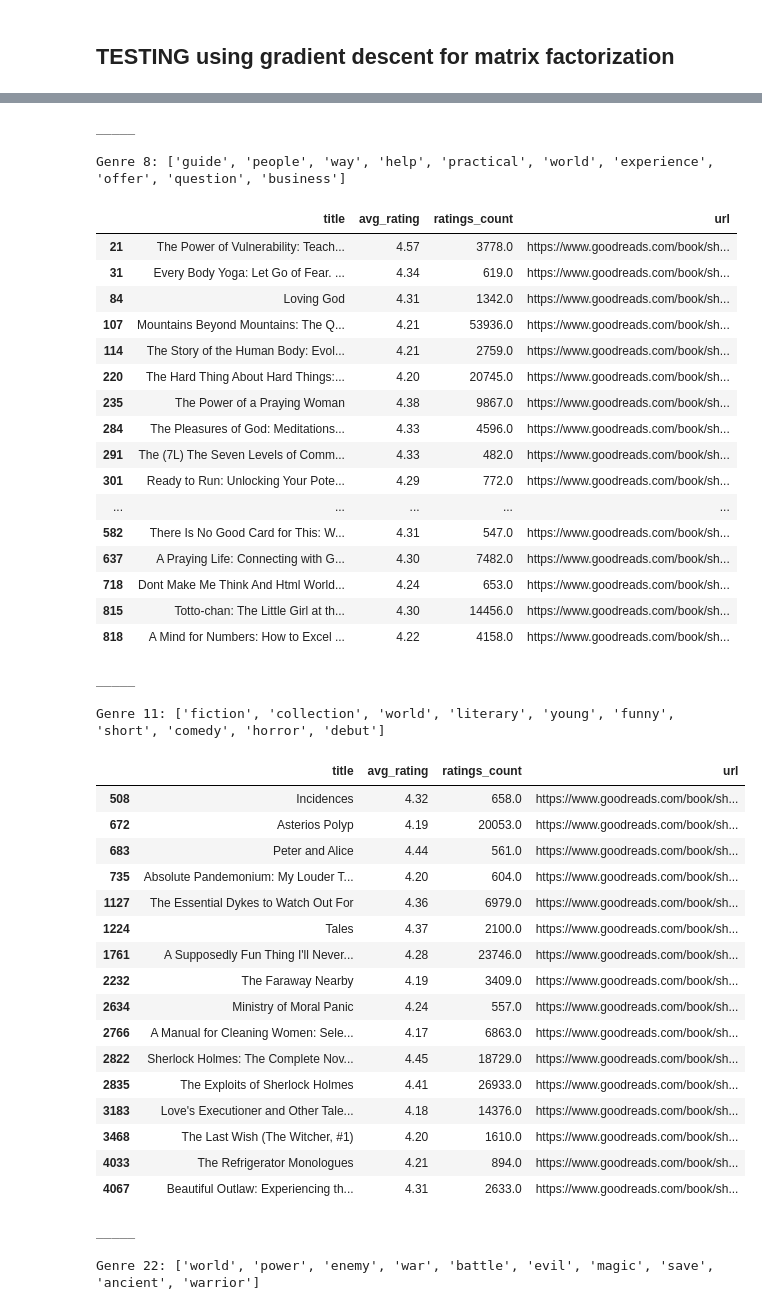
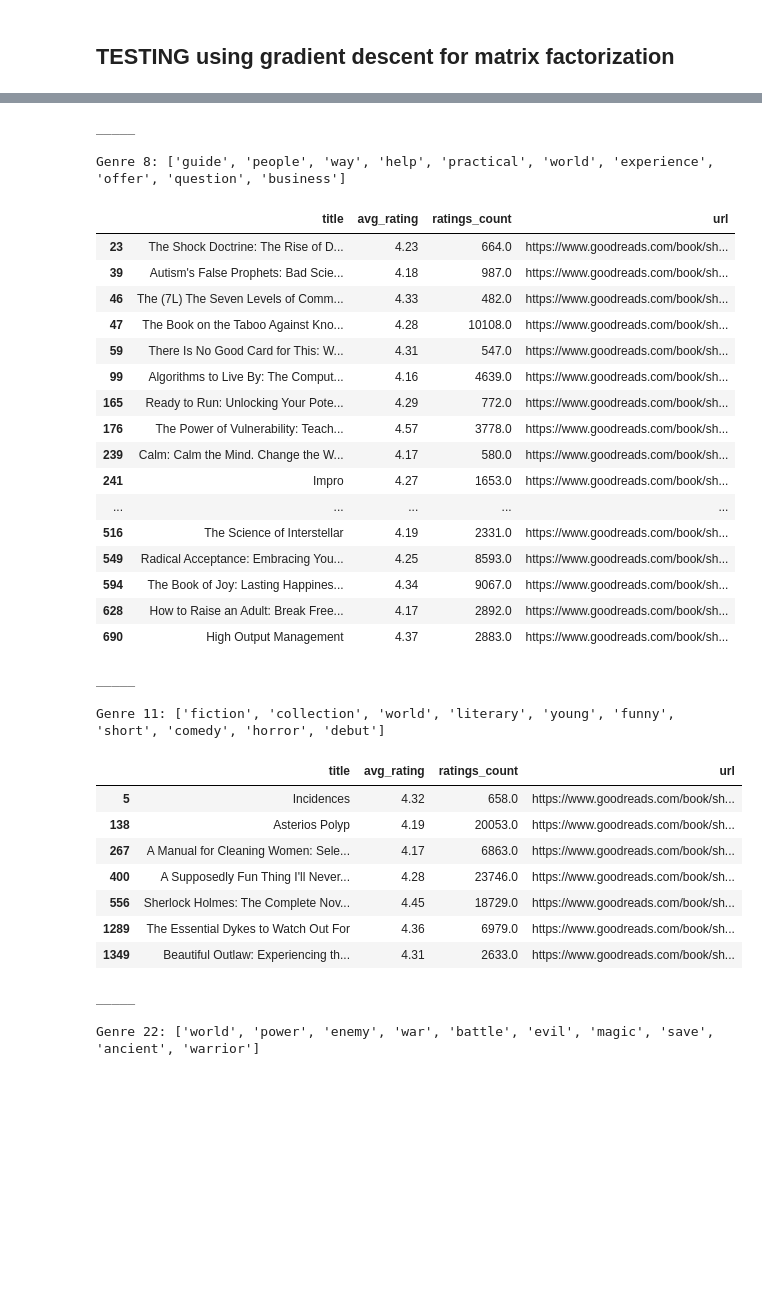
Before and after one commit to mraottth/projects, a Jupyter notebook: Goodreads Book Recommender/TEST_GD_book_recommender.ipynb, the cells around one changed output, grey strips where cells are left out. Saved outputs shown, nothing was run; the diff lists cells and outputs as text; code cells hidden in the pictures; blank space fills up the shorter version.

```diff
--- a/Goodreads Book Recommender/TEST_GD_book_recommender.ipynb
+++ b/Goodreads Book Recommender/TEST_GD_book_recommender.ipynb
@@ -270,7 +270,7 @@ def plot_top_genres(others, target):
 # Find larger number of similar users than before to get broad pool of potentially relevant books
 df_reviews.data[np.isnan(df_reviews.data)] = 0
 df_reviews = sparse.csr_matrix(df_reviews)
-large_neighborhood_ratings, target_user_ratings = find_neighbors(1000, target, df_reviews, book_index, df_books)
+large_neighborhood_ratings, target_user_ratings = find_neighbors(500, target, df_reviews, book_index, df_books)
 
 # Get unique users and books to slice df_reviews
 neighbor_index = large_neighborhood_ratings["uid"].unique()
@@ -386,4 +389,4 @@ def matrix_factorization(R, k=5, steps=4000, lr=0.0002, beta=0.02, verbose=0):
 
     return preds, P, Q.T
 # %%
-preds, user_embeddings, item_embeddings = matrix_factorization(R, k=30, steps=3000, verbose=1)
+preds, user_embeddings, item_embeddings = matrix_factorization(R, k_components=100, lr=0.0005, beta=0.1, steps=10000, verbose=1)
@@ -468,7 +483,7 @@ show_top_recs_by_genre(
     min_score=4.15,
     min_ratings=400,
     n_recs=20,
-    write_to_excel=True
+    write_to_excel=False
 )
 # %% [output]
 Genre 5: ['history', 'war', 'political', 'account', 'world', 'year', 'country', 'family', 'century', 'people']
@@ -532,43 +547,34 @@ Genre 17: ['alien', 'planet', 'world', 'human', 'ship', 'space', 'war', 'crew',
 _____
 
 Genre 8: ['guide', 'people', 'way', 'help', 'practical', 'world', 'experience', 'offer', 'question', 'business']
 |  | title | avg_rating | ratings_count | url |
-| 21 | The Power of Vulnerability: Teach... | 4.57 | 3778.0 | https://www.goodreads.com/book/sh... |
-| 31 | Every Body Yoga: Let Go of Fear. ... | 4.34 | 619.0 | https://www.goodreads.com/book/sh... |
-| 84 | Loving God | 4.31 | 1342.0 | https://www.goodreads.com/book/sh... |
-| 107 | Mountains Beyond Mountains: The Q... | 4.21 | 53936.0 | https://www.goodreads.com/book/sh... |
-| 114 | The Story of the Human Body: Evol... | 4.21 | 2759.0 | https://www.goodreads.com/book/sh... |
-| 220 | The Hard Thing About Hard Things:... | 4.20 | 20745.0 | https://www.goodreads.com/book/sh... |
-| 235 | The Power of a Praying Woman | 4.38 | 9867.0 | https://www.goodreads.com/book/sh... |
-| 284 | The Pleasures of God: Meditations... | 4.33 | 4596.0 | https://www.goodreads.com/book/sh... |
-| 291 | The (7L) The Seven Levels of Comm... | 4.33 | 482.0 | https://www.goodreads.com/book/sh... |
-| 301 | Ready to Run: Unlocking Your Pote... | 4.29 | 772.0 | https://www.goodreads.com/book/sh... |
+| 23 | The Shock Doctrine: The Rise of D... | 4.23 | 664.0 | https://www.goodreads.com/book/sh... |
+| 39 | Autism's False Prophets: Bad Scie... | 4.18 | 987.0 | https://www.goodreads.com/book/sh... |
+| 46 | The (7L) The Seven Levels of Comm... | 4.33 | 482.0 | https://www.goodreads.com/book/sh... |
+| 47 | The Book on the Taboo Against Kno... | 4.28 | 10108.0 | https://www.goodreads.com/book/sh... |
+| 59 | There Is No Good Card for This: W... | 4.31 | 547.0 | https://www.goodreads.com/book/sh... |
+| 99 | Algorithms to Live By: The Comput... | 4.16 | 4639.0 | https://www.goodreads.com/book/sh... |
+| 165 | Ready to Run: Unlocking Your Pote... | 4.29 | 772.0 | https://www.goodreads.com/book/sh... |
+| 176 | The Power of Vulnerability: Teach... | 4.57 | 3778.0 | https://www.goodreads.com/book/sh... |
+| 239 | Calm: Calm the Mind. Change the W... | 4.17 | 580.0 | https://www.goodreads.com/book/sh... |
+| 241 | Impro | 4.27 | 1653.0 | https://www.goodreads.com/book/sh... |
 | ... | ... | ... | ... | ... |
-| 582 | There Is No Good Card for This: W... | 4.31 | 547.0 | https://www.goodreads.com/book/sh... |
-| 637 | A Praying Life: Connecting with G... | 4.30 | 7482.0 | https://www.goodreads.com/book/sh... |
-| 718 | Dont Make Me Think And Html World... | 4.24 | 653.0 | https://www.goodreads.com/book/sh... |
-| 815 | Totto-chan: The Little Girl at th... | 4.30 | 14456.0 | https://www.goodreads.com/book/sh... |
-| 818 | A Mind for Numbers: How to Excel ... | 4.22 | 4158.0 | https://www.goodreads.com/book/sh... |
+| 516 | The Science of Interstellar | 4.19 | 2331.0 | https://www.goodreads.com/book/sh... |
+| 549 | Radical Acceptance: Embracing You... | 4.25 | 8593.0 | https://www.goodreads.com/book/sh... |
+| 594 | The Book of Joy: Lasting Happines... | 4.34 | 9067.0 | https://www.goodreads.com/book/sh... |
+| 628 | How to Raise an Adult: Break Free... | 4.17 | 2892.0 | https://www.goodreads.com/book/sh... |
+| 690 | High Output Management | 4.37 | 2883.0 | https://www.goodreads.com/book/sh... |
 _____
 
 Genre 11: ['fiction', 'collection', 'world', 'literary', 'young', 'funny', 'short', 'comedy', 'horror', 'debut']
 |  | title | avg_rating | ratings_count | url |
-| 508 | Incidences | 4.32 | 658.0 | https://www.goodreads.com/book/sh... |
-| 672 | Asterios Polyp | 4.19 | 20053.0 | https://www.goodreads.com/book/sh... |
-| 683 | Peter and Alice | 4.44 | 561.0 | https://www.goodreads.com/book/sh... |
-| 735 | Absolute Pandemonium: My Louder T... | 4.20 | 604.0 | https://www.goodreads.com/book/sh... |
-| 1127 | The Essential Dykes to Watch Out For | 4.36 | 6979.0 | https://www.goodreads.com/book/sh... |
-| 1224 | Tales | 4.37 | 2100.0 | https://www.goodreads.com/book/sh... |
-| 1761 | A Supposedly Fun Thing I'll Never... | 4.28 | 23746.0 | https://www.goodreads.com/book/sh... |
-| 2232 | The Faraway Nearby | 4.19 | 3409.0 | https://www.goodreads.com/book/sh... |
-| 2634 | Ministry of Moral Panic | 4.24 | 557.0 | https://www.goodreads.com/book/sh... |
-| 2766 | A Manual for Cleaning Women: Sele... | 4.17 | 6863.0 | https://www.goodreads.com/book/sh... |
-| 2822 | Sherlock Holmes: The Complete Nov... | 4.45 | 18729.0 | https://www.goodreads.com/book/sh... |
-| 2835 | The Exploits of Sherlock Holmes | 4.41 | 26933.0 | https://www.goodreads.com/book/sh... |
-| 3183 | Love's Executioner and Other Tale... | 4.18 | 14376.0 | https://www.goodreads.com/book/sh... |
-| 3468 | The Last Wish (The Witcher, #1) | 4.20 | 1610.0 | https://www.goodreads.com/book/sh... |
-| 4033 | The Refrigerator Monologues | 4.21 | 894.0 | https://www.goodreads.com/book/sh... |
-| 4067 | Beautiful Outlaw: Experiencing th... | 4.31 | 2633.0 | https://www.goodreads.com/book/sh... |
+| 5 | Incidences | 4.32 | 658.0 | https://www.goodreads.com/book/sh... |
+| 138 | Asterios Polyp | 4.19 | 20053.0 | https://www.goodreads.com/book/sh... |
+| 267 | A Manual for Cleaning Women: Sele... | 4.17 | 6863.0 | https://www.goodreads.com/book/sh... |
+| 400 | A Supposedly Fun Thing I'll Never... | 4.28 | 23746.0 | https://www.goodreads.com/book/sh... |
+| 556 | Sherlock Holmes: The Complete Nov... | 4.45 | 18729.0 | https://www.goodreads.com/book/sh... |
+| 1289 | The Essential Dykes to Watch Out For | 4.36 | 6979.0 | https://www.goodreads.com/book/sh... |
+| 1349 | Beautiful Outlaw: Experiencing th... | 4.31 | 2633.0 | https://www.goodreads.com/book/sh... |
 _____
 
 Genre 22: ['world', 'power', 'enemy', 'war', 'battle', 'evil', 'magic', 'save', 'ancient', 'warrior']
```
Also changed, not shown: parts of 4 cells of this notebook, 2 other files.
